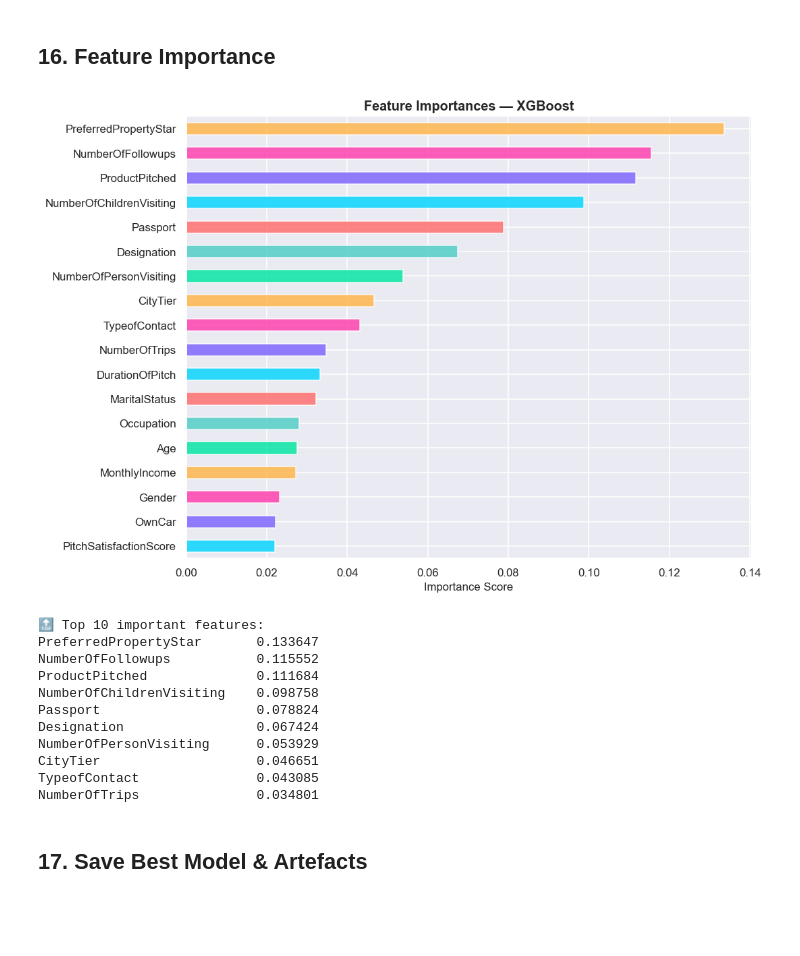
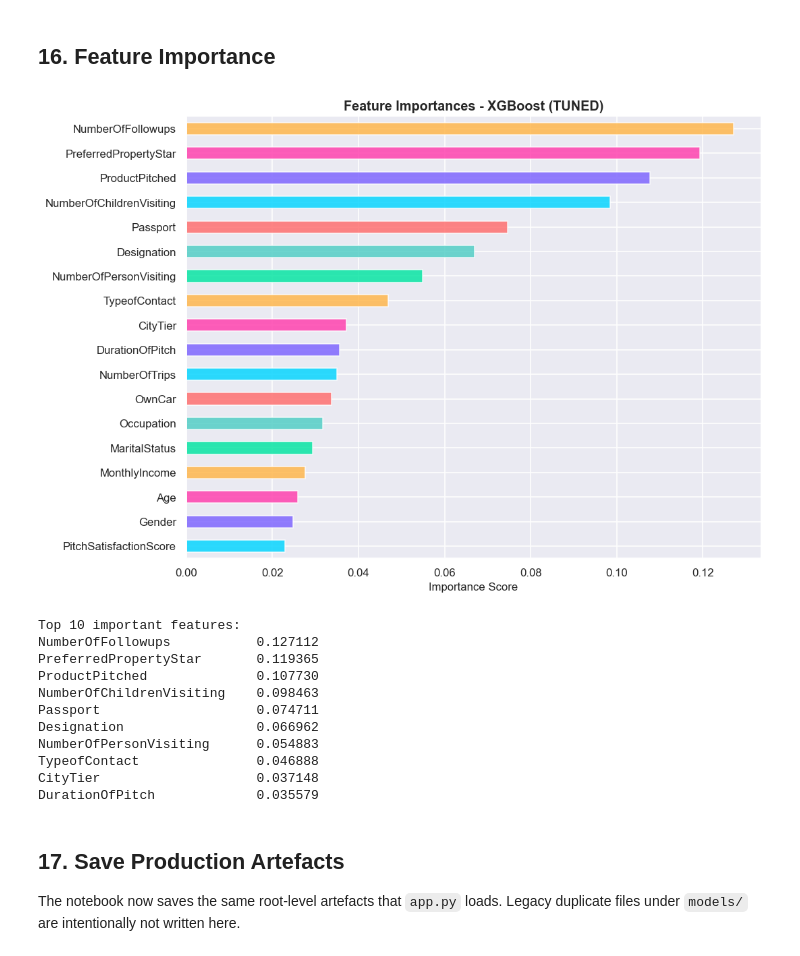
Before and after one commit to code-sankalp/Smart-Travel-Predictor, a Jupyter notebook: EDA_and_Prediction_Tuned.ipynb, the cells around one changed output. Saved outputs shown, nothing was run; the diff lists cells and outputs as text; code cells hidden in the pictures; blank space fills up the shorter version.

```diff
--- a/EDA_and_Prediction_Tuned.ipynb
+++ b/EDA_and_Prediction_Tuned.ipynb
@@ -651,41 +679,43 @@ Not Purchased       0.95      0.96      0.96       794
 # %%
 fig, ax = plt.subplots(figsize=(10, 7))
 
 if hasattr(best_model, 'feature_importances_'):
-    imp = pd.Series(best_model.feature_importances_, index=X.columns)
+    imp = pd.Series(best_model.feature_importances_, index=feature_names)
     imp_sorted = imp.sort_values(ascending=True)
     colors_fi = [PAL[i % len(PAL)] for i in range(len(imp_sorted))]
     imp_sorted.plot.barh(ax=ax, color=colors_fi, alpha=0.82)
-    ax.set_title(f'Feature Importances — {best_name}', fontsize=13, fontweight='bold')
+    ax.set_title(f'Feature Importances - {best_name} ({production_label})', fontsize=13, fontweight='bold')
     ax.set_xlabel('Importance Score')
     ax.spines[['top','right']].set_visible(False)
     plt.tight_layout()
     plt.savefig('fig_feature_importance.png', dpi=110, bbox_inches='tight')
     plt.show()
-    print("\n🔝 Top 10 important features:")
+    print("\nTop 10 important features:")
     print(imp.sort_values(ascending=False).head(10).to_string())
 elif hasattr(best_model, 'coef_'):
-    coef = pd.Series(np.abs(best_model.coef_[0]), index=X.columns).sort_values(ascending=True)
+    coef = pd.Series(np.abs(best_model.coef_[0]), index=feature_names).sort_values(ascending=True)
     coef.plot.barh(ax=ax, color='#7B61FF', alpha=0.82)
-    ax.set_title(f'Feature Coefficients (abs) — {best_name}', fontsize=13, fontweight='bold')
+    ax.set_title(f'Feature Coefficients (abs) - {best_name} ({production_label})', fontsize=13, fontweight='bold')
     ax.set_xlabel('|Coefficient|')
     ax.spines[['top','right']].set_visible(False)
     plt.tight_layout()
     plt.savefig('fig_feature_importance.png', dpi=110, bbox_inches='tight')
     plt.show()
 # %% [output]
-[figure, old version]
+[figure, new version]
-🔝 Top 10 important features:
-PreferredPropertyStar       0.133647
-NumberOfFollowups           0.115552
-ProductPitched              0.111684
-NumberOfChildrenVisiting    0.098758
-Passport                    0.078824
-Designation                 0.067424
-NumberOfPersonVisiting      0.053929
-CityTier                    0.046651
-TypeofContact               0.043085
-NumberOfTrips               0.034801
+Top 10 important features:
+NumberOfFollowups           0.127112
+PreferredPropertyStar       0.119365
+ProductPitched              0.107730
+NumberOfChildrenVisiting    0.098463
+Passport                    0.074711
+Designation                 0.066962
+NumberOfPersonVisiting      0.054883
+TypeofContact               0.046888
+CityTier                    0.037148
+DurationOfPitch             0.035579
 # %% [markdown]
-## 17. Save Best Model & Artefacts
+## 17. Save Production Artefacts
+
+The notebook now saves the same root-level artefacts that `app.py` loads. Legacy duplicate files under `models/` are intentionally not written here.
 # %%
```
Also changed, not shown: parts of 9 cells of this notebook, 7 other files.
